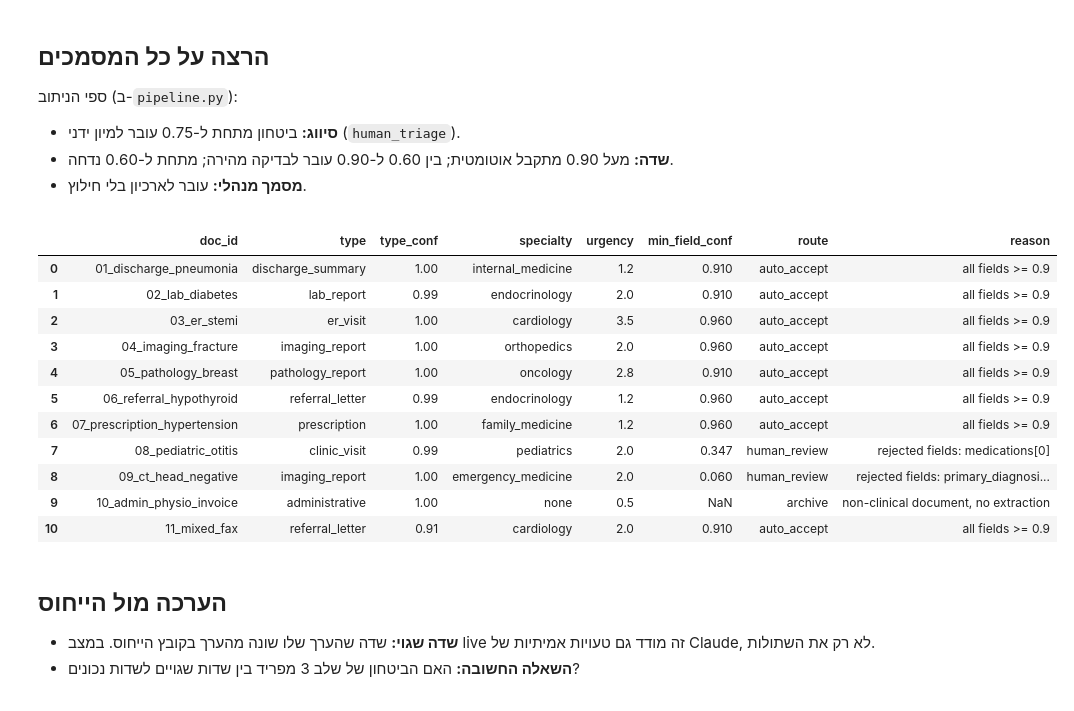
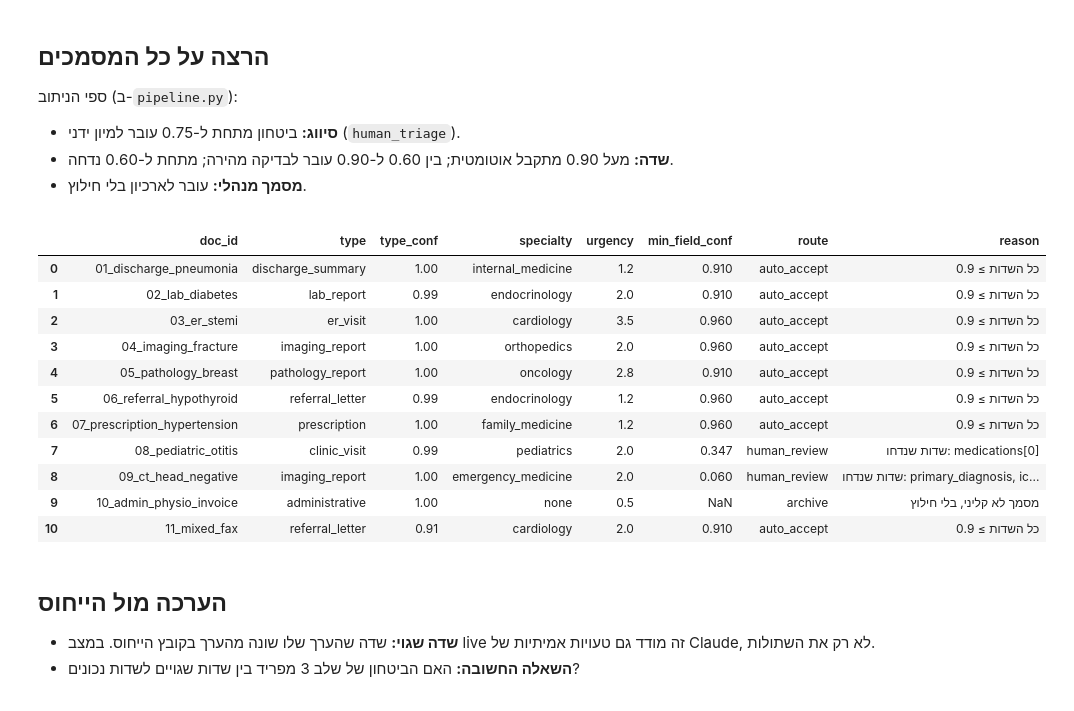
Before and after one commit to edzarafi/ed, a Jupyter notebook: jev-docs-pipeline/jev_medical_pipeline.ipynb, the cells around one changed output. Cells and saved outputs as stored; diff of their text form; code cells hidden in the pictures.

```diff
--- a/jev-docs-pipeline/jev_medical_pipeline.ipynb
+++ b/jev-docs-pipeline/jev_medical_pipeline.ipynb
@@ -27,9 +57,11 @@ import pandas as pd
 import pipeline as P
 
 pd.set_option("display.max_colwidth", 80)
-MODE = None            # None = live אם שני המפתחות מוגדרים, אחרת demo. אפשר לכפות "live" או "demo"
+# אפשר לקבוע את שתי ההגדרות גם במשתני סביבה (כך עושה ה-workflow ב-GitHub)
+MODE = os.environ.get("MODE") or None            # None = live אם שני המפתחות מוגדרים, אחרת demo. אפשר לכפות "live" או "demo"
+PROMPT_LANG = os.environ.get("PROMPT_LANG", "he")  # שפת ההנחיות למודלים: "he" או "en"
 INJECT_ERRORS = True   # מבחן כאוס: שותל 2 טעויות חילוץ כדי לראות ששלב 3 תופס אותן
 
-mode, jev, extractor = P.make_backends(MODE)
-print(f"mode: {mode}\nstage 1+3: {jev.name}\nstage 2:   {extractor.name}")
+mode, jev, extractor = P.make_backends(MODE, lang=PROMPT_LANG)
+print(f"מצב: {mode}\nשפת ההנחיות: {PROMPT_LANG}\nשלבים 1+3: {jev.name}\nשלב 2:     {extractor.name}")
 # %% [output]
@@ -206,28 +241,28 @@ route: human_review  (rejected fields: primary_diagnosis, icd10_code)
 
 </div>
 # %%
-results = P.run_all(docs, jev, extractor, inject=INJECT_ERRORS)
+results = P.run_all(docs, jev, extractor, inject=INJECT_ERRORS, lang=PROMPT_LANG)
 pd.DataFrame([{
     "doc_id": r["doc_id"],
     "type": r["classification"]["doc_type"]["choice"],
     "type_conf": round(r["classification"]["doc_type"]["confidence"], 2),
     "specialty": r["classification"]["specialty"]["choice"],
     "urgency": round(r["classification"]["urgency"]["score"], 1),
     "min_field_conf": min((f["confidence"] for f in r.get("fields", [])), default=None),
     "route": r["route"], "reason": r["route_reason"]} for r in results])
 # %% [output]
 |  | doc_id | type | type_conf | specialty | urgency | min_field_conf | route | reason |
-| 0 | 01_discharge_pneumonia | discharge_summary | 1.00 | internal_medicine | 1.2 | 0.910 | auto_accept | all fields >= 0.9 |
-| 1 | 02_lab_diabetes | lab_report | 0.99 | endocrinology | 2.0 | 0.910 | auto_accept | all fields >= 0.9 |
-| 2 | 03_er_stemi | er_visit | 1.00 | cardiology | 3.5 | 0.960 | auto_accept | all fields >= 0.9 |
-| 3 | 04_imaging_fracture | imaging_report | 1.00 | orthopedics | 2.0 | 0.960 | auto_accept | all fields >= 0.9 |
-| 4 | 05_pathology_breast | pathology_report | 1.00 | oncology | 2.8 | 0.910 | auto_accept | all fields >= 0.9 |
-| 5 | 06_referral_hypothyroid | referral_letter | 0.99 | endocrinology | 1.2 | 0.960 | auto_accept | all fields >= 0.9 |
-| 6 | 07_prescription_hypertension | prescription | 1.00 | family_medicine | 1.2 | 0.960 | auto_accept | all fields >= 0.9 |
-| 7 | 08_pediatric_otitis | clinic_visit | 0.99 | pediatrics | 2.0 | 0.347 | human_review | rejected fields: medications[0] |
-| 8 | 09_ct_head_negative | imaging_report | 1.00 | emergency_medicine | 2.0 | 0.060 | human_review | rejected fields: primary_diagnosi... |
-| 9 | 10_admin_physio_invoice | administrative | 1.00 | none | 0.5 | NaN | archive | non-clinical document, no extraction |
-| 10 | 11_mixed_fax | referral_letter | 0.91 | cardiology | 2.0 | 0.910 | auto_accept | all fields >= 0.9 |
+| 0 | 01_discharge_pneumonia | discharge_summary | 1.00 | internal_medicine | 1.2 | 0.910 | auto_accept | כל השדות ≥ 0.9 |
+| 1 | 02_lab_diabetes | lab_report | 0.99 | endocrinology | 2.0 | 0.910 | auto_accept | כל השדות ≥ 0.9 |
+| 2 | 03_er_stemi | er_visit | 1.00 | cardiology | 3.5 | 0.960 | auto_accept | כל השדות ≥ 0.9 |
+| 3 | 04_imaging_fracture | imaging_report | 1.00 | orthopedics | 2.0 | 0.960 | auto_accept | כל השדות ≥ 0.9 |
+| 4 | 05_pathology_breast | pathology_report | 1.00 | oncology | 2.8 | 0.910 | auto_accept | כל השדות ≥ 0.9 |
+| 5 | 06_referral_hypothyroid | referral_letter | 0.99 | endocrinology | 1.2 | 0.960 | auto_accept | כל השדות ≥ 0.9 |
+| 6 | 07_prescription_hypertension | prescription | 1.00 | family_medicine | 1.2 | 0.960 | auto_accept | כל השדות ≥ 0.9 |
+| 7 | 08_pediatric_otitis | clinic_visit | 0.99 | pediatrics | 2.0 | 0.347 | human_review | שדות שנדחו: medications[0] |
+| 8 | 09_ct_head_negative | imaging_report | 1.00 | emergency_medicine | 2.0 | 0.060 | human_review | שדות שנדחו: primary_diagnosis, ic... |
+| 9 | 10_admin_physio_invoice | administrative | 1.00 | none | 0.5 | NaN | archive | מסמך לא קליני, בלי חילוץ |
+| 10 | 11_mixed_fax | referral_letter | 0.91 | cardiology | 2.0 | 0.910 | auto_accept | כל השדות ≥ 0.9 |
 # %% [markdown]
 <div dir="rtl">
 
```
Also changed, not shown: parts of 8 cells of this notebook, 21 other files.
